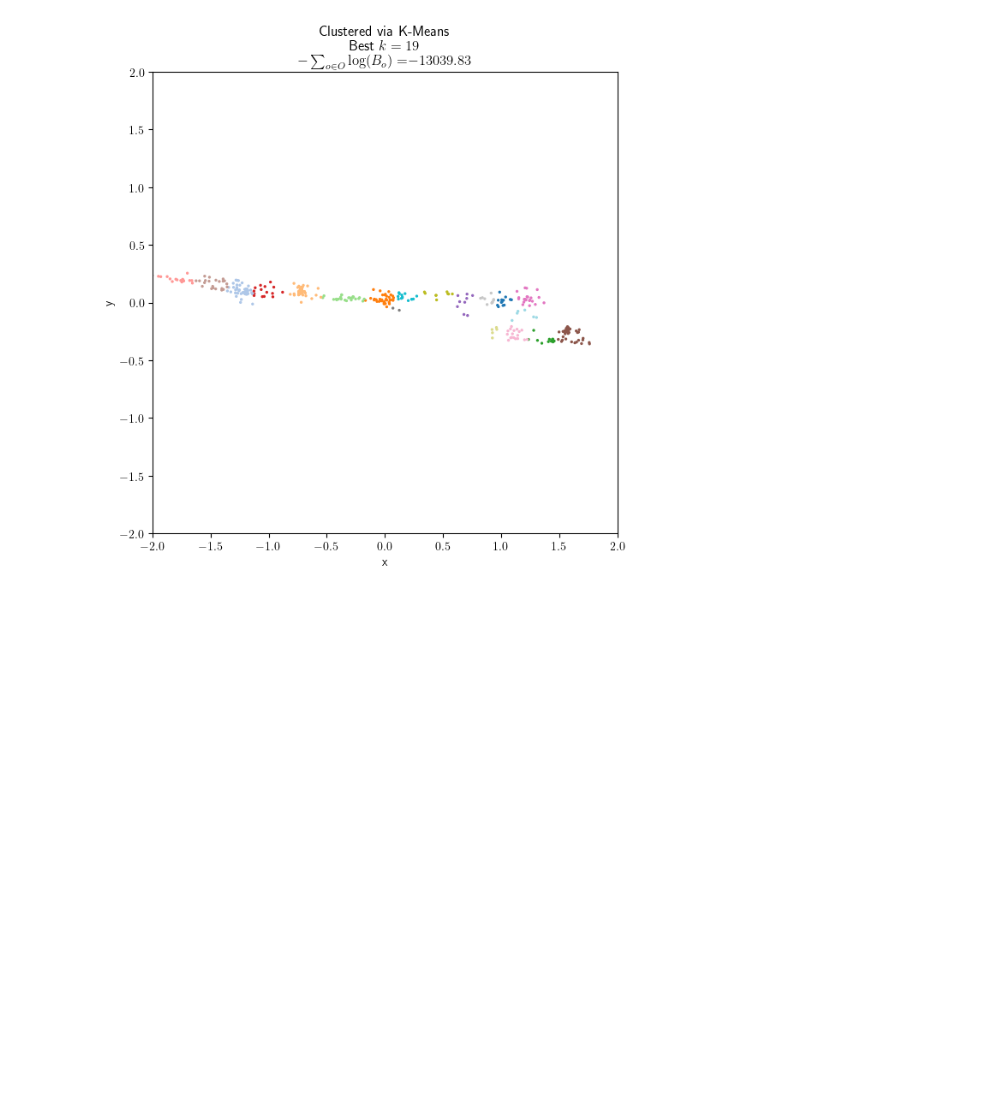
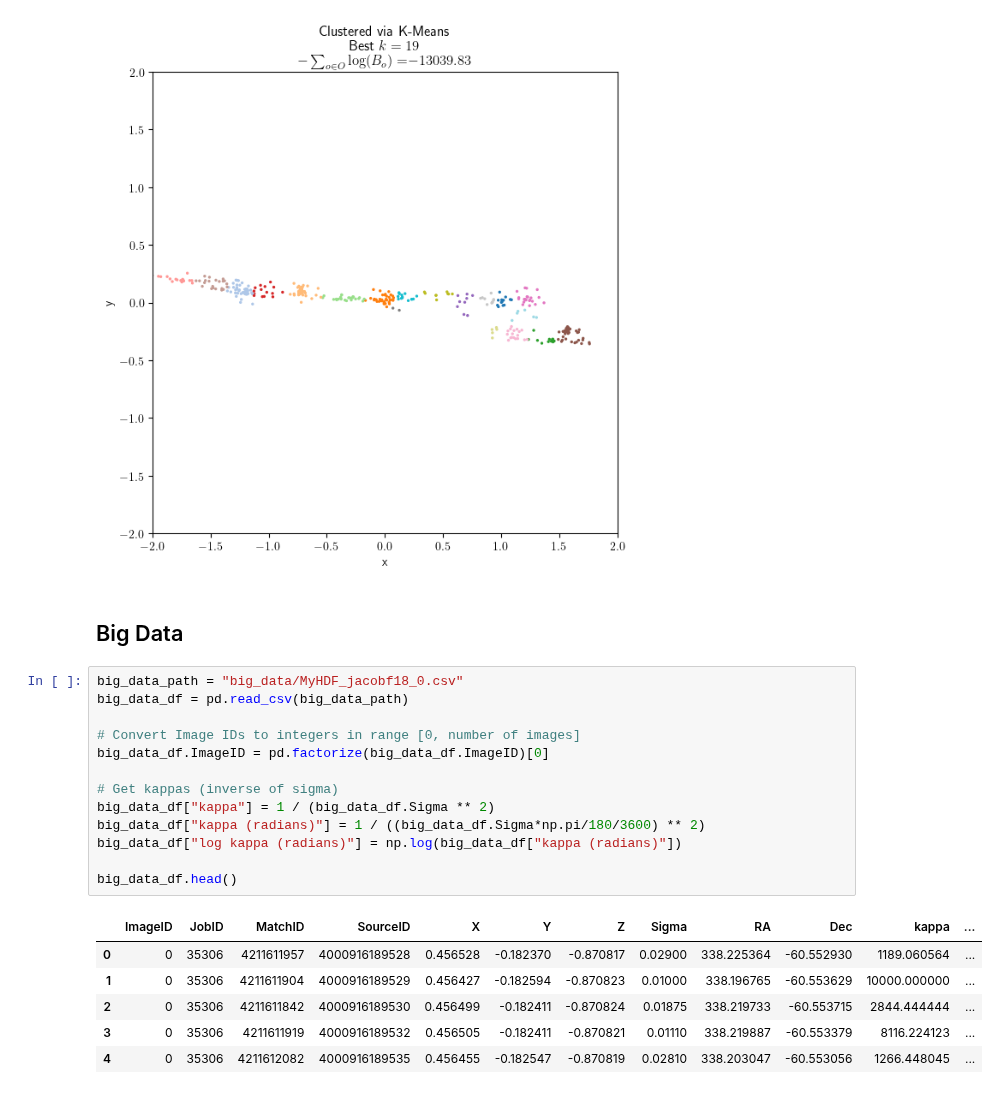
Before and after one commit to jacobf18/astronomical-matching, a Jupyter notebook: hubble.ipynb, the cells around one changed output. Cells and saved outputs as stored; diff of their text form; blank space fills up the shorter version.

```diff
--- a/hubble.ipynb
+++ b/hubble.ipynb
@@ -238,3 +246,25 @@ plt.ylim([-2,2])
 plt.show()
 # %% [output]
 [figure]
+# %% [markdown]
+## Big Data
+# %%
+big_data_path = "big_data/MyHDF_jacobf18_0.csv"
+big_data_df = pd.read_csv(big_data_path)
+
+# Convert Image IDs to integers in range [0, number of images]
+big_data_df.ImageID = pd.factorize(big_data_df.ImageID)[0]
+
+# Get kappas (inverse of sigma)
+big_data_df["kappa"] = 1 / (big_data_df.Sigma ** 2)
+big_data_df["kappa (radians)"] = 1 / ((big_data_df.Sigma*np.pi/180/3600) ** 2)
+big_data_df["log kappa (radians)"] = np.log(big_data_df["kappa (radians)"])
+
+big_data_df.head()
+# %% [output]
+|  | ImageID | JobID | MatchID | SourceID | X | Y | Z | Sigma | RA | Dec | kappa | ... |
+| 0 | 0 | 35306 | 4211611957 | 4000916189528 | 0.456528 | -0.182370 | -0.870817 | 0.02900 | 338.225364 | -60.552930 | 1189.060564 | ... |
+| 1 | 0 | 35306 | 4211611904 | 4000916189529 | 0.456427 | -0.182594 | -0.870823 | 0.01000 | 338.196765 | -60.553629 | 10000.000000 | ... |
+| 2 | 0 | 35306 | 4211611842 | 4000916189530 | 0.456499 | -0.182411 | -0.870824 | 0.01875 | 338.219733 | -60.553715 | 2844.444444 | ... |
+| 3 | 0 | 35306 | 4211611919 | 4000916189532 | 0.456505 | -0.182411 | -0.870821 | 0.01110 | 338.219887 | -60.553379 | 8116.224123 | ... |
+| 4 | 0 | 35306 | 4211612082 | 4000916189535 | 0.456455 | -0.182547 | -0.870819 | 0.02810 | 338.203047 | -60.553056 | 1266.448045 | ... |
```
Also changed, not shown: parts of 13 cells of this notebook, 4 other files.
